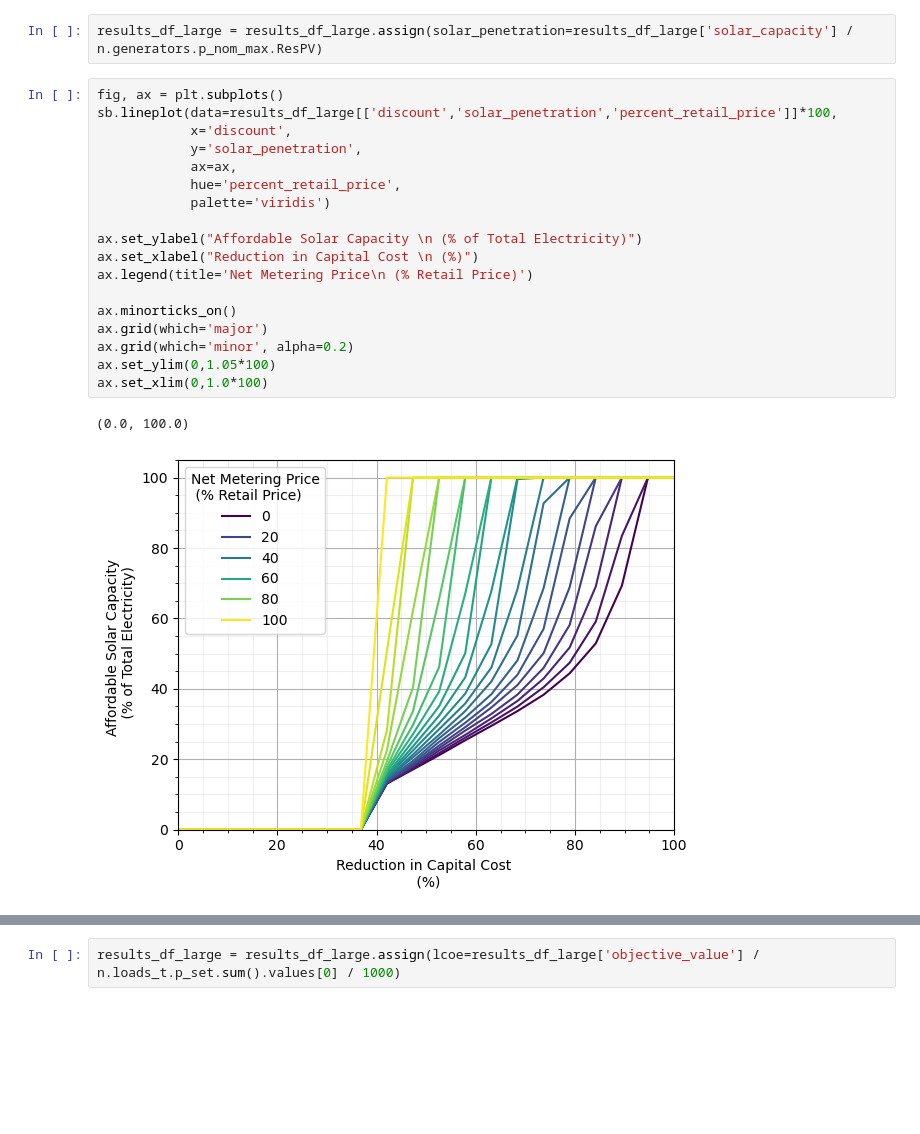
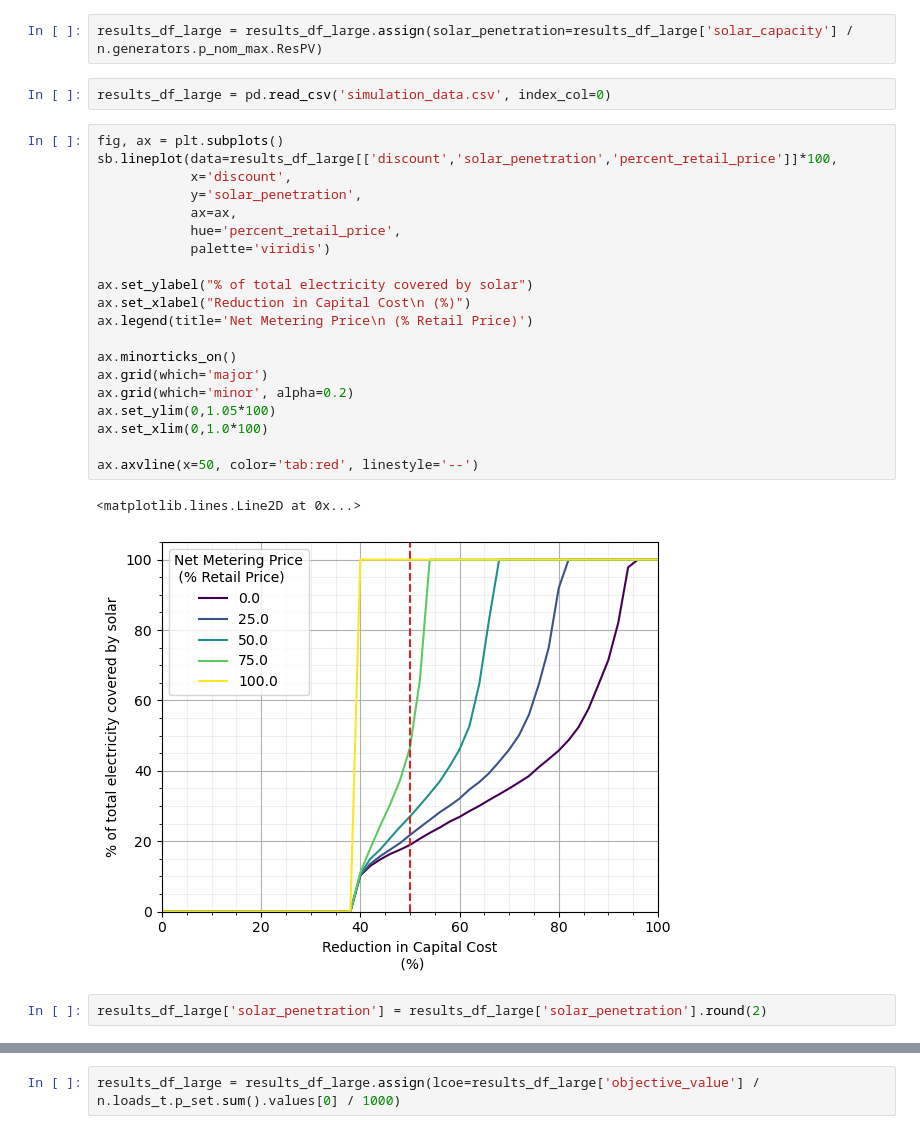
Before and after one commit to ucsusa/2024-kansas-city-analysis, a Jupyter notebook: notebooks/10-pypsa-model.ipynb, the cells around one changed output, grey strips where cells are left out. Drawn from its saved outputs; the diff is of its cells as text; blank space fills up the shorter version.

```diff
--- a/notebooks/10-pypsa-model.ipynb
+++ b/notebooks/10-pypsa-model.ipynb
@@ -354,24 +287,30 @@ results_df_large
 import seaborn as sb
 # %%
 results_df_large = results_df_large.assign(solar_penetration=results_df_large['solar_capacity'] / n.generators.p_nom_max.ResPV)
+# %%
+results_df_large = pd.read_csv('simulation_data.csv', index_col=0)
 # %%
 fig, ax = plt.subplots()
 sb.lineplot(data=results_df_large[['discount','solar_penetration','percent_retail_price']]*100,
             x='discount',
             y='solar_penetration',
             ax=ax,
             hue='percent_retail_price',
             palette='viridis')
 
-ax.set_ylabel("Affordable Solar Capacity \n (% of Total Electricity)")
-ax.set_xlabel("Reduction in Capital Cost \n (%)")
+ax.set_ylabel("% of total electricity covered by solar")
+ax.set_xlabel("Reduction in Capital Cost\n (%)")
 ax.legend(title='Net Metering Price\n (% Retail Price)')
 
 ax.minorticks_on()
 ax.grid(which='major')
 ax.grid(which='minor', alpha=0.2)
 ax.set_ylim(0,1.05*100)
 ax.set_xlim(0,1.0*100)
+
+ax.axvline(x=50, color='tab:red', linestyle='--')
 # %% [output]
-(0.0, 100.0)
+<matplotlib.lines.Line2D at 0x...>
-[figure, old version]
+[figure, new version]
+# %%
+results_df_large['solar_penetration'] = results_df_large['solar_penetration'].round(2)
```
Also changed, not shown: parts of 29 cells of this notebook, 1 other file.
